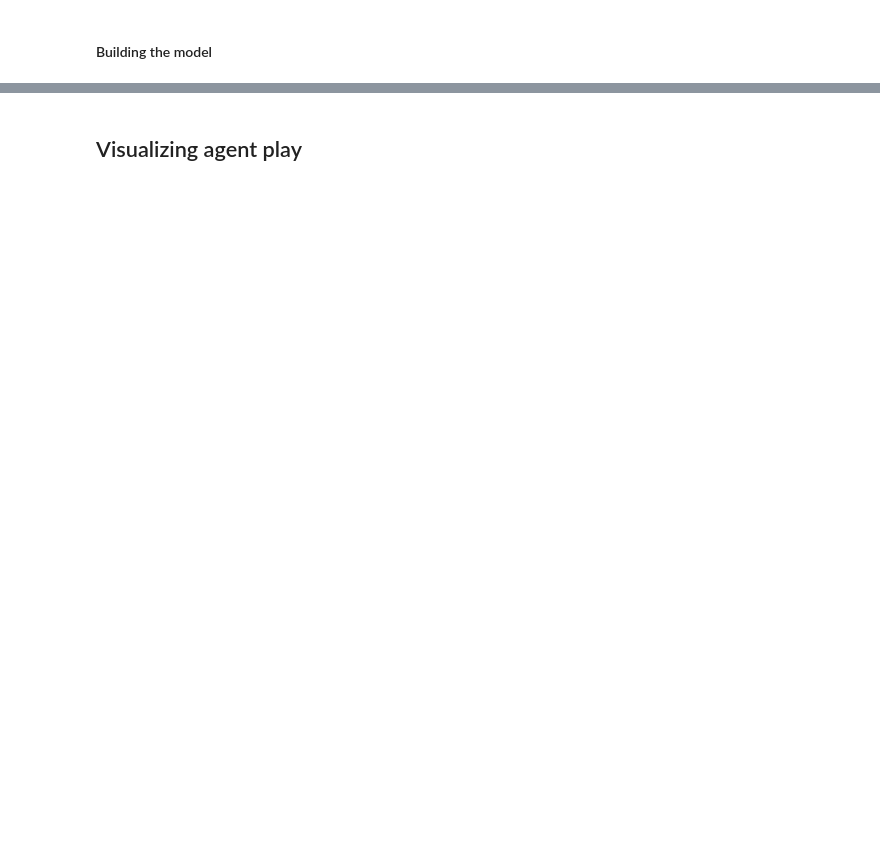
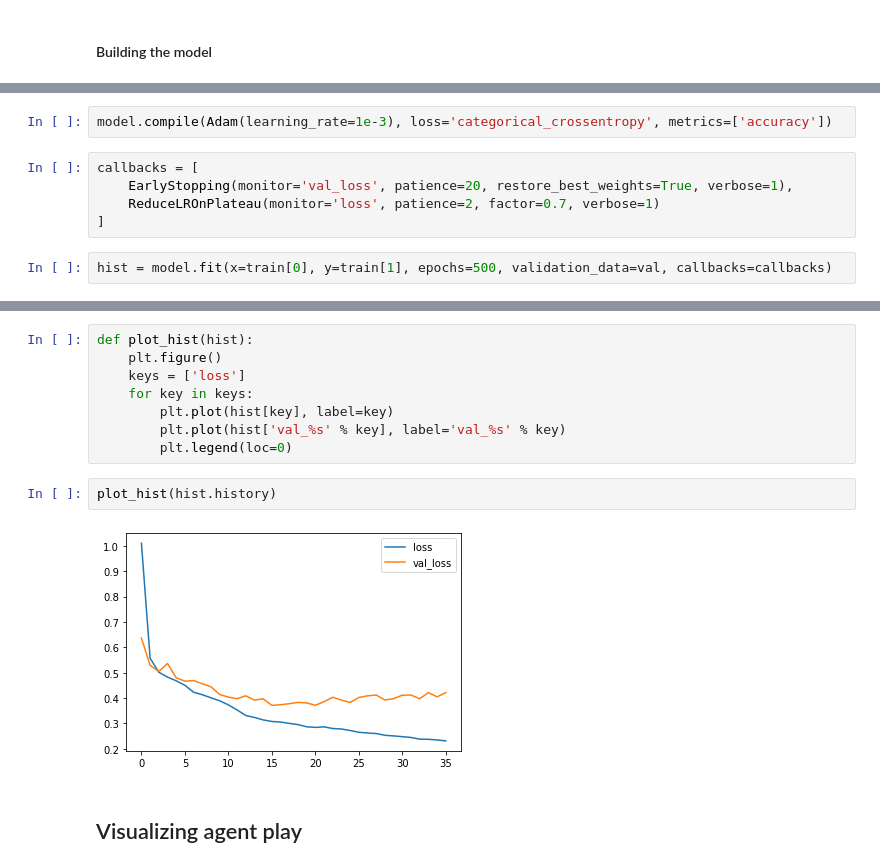
Before and after one commit to ironbar/orangutan, a Jupyter notebook: notebooks/001_first_steps.ipynb, the cells around one changed output, grey strips where cells are left out. Cells and saved outputs as stored; diff of their text form; blank space fills up the shorter version.

```diff
--- a/notebooks/001_first_steps.ipynb
+++ b/notebooks/001_first_steps.ipynb
@@ -230,0 +339,9 @@ Ideas:
+# %%
+model.compile(Adam(learning_rate=1e-3), loss='categorical_crossentropy', metrics=['accuracy'])
+# %%
+callbacks = [
+    EarlyStopping(monitor='val_loss', patience=20, restore_best_weights=True, verbose=1),
+    ReduceLROnPlateau(monitor='loss', patience=2, factor=0.7, verbose=1)
+]
+# %%
+hist = model.fit(x=train[0], y=train[1], epochs=500, validation_data=val, callbacks=callbacks)
@@ -231,2 +366,14 @@ Ideas:
+# %%
+def plot_hist(hist):
+    plt.figure()
+    keys = ['loss']
+    for key in keys:
+        plt.plot(hist[key], label=key)
+        plt.plot(hist['val_%s' % key], label='val_%s' % key)
+        plt.legend(loc=0)
+# %%
+plot_hist(hist.history)
+# %% [output]
+[figure, added]
 # %% [markdown]
 ## Visualizing agent play
```
Also changed, not shown: parts of 25 cells of this notebook.
